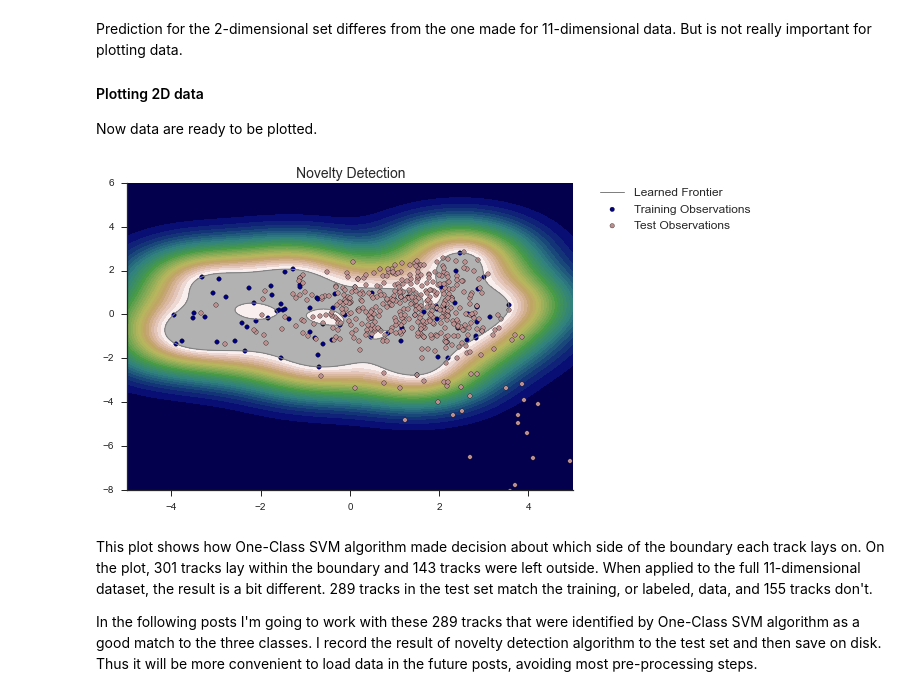
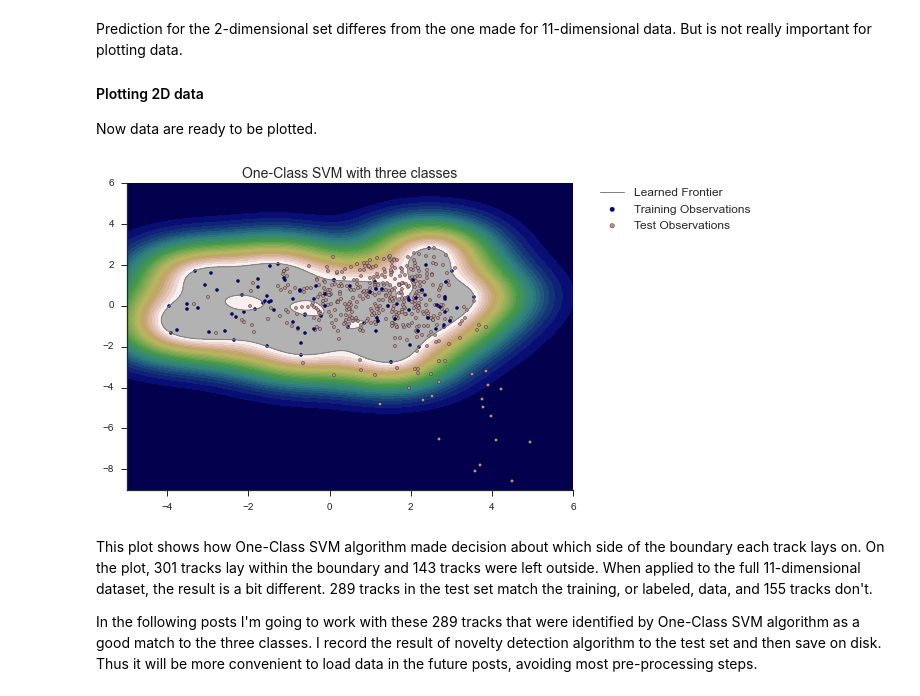
Before and after one commit to medennikova/itunes-music-analysis, a Jupyter notebook: 04_Novelty_detection.ipynb, the cells around one changed output. Cells and saved outputs as stored; diff of their text form; code cells hidden in the pictures.

```diff
--- a/04_Novelty_detection.ipynb
+++ b/04_Novelty_detection.ipynb
@@ -140,36 +141,40 @@ Prediction for the 2-dimensional set differes from the one made for 11-dimension
 #### Plotting 2D data
 Now data are ready to be plotted.
 # %%
-# create a mesh to plot in
-x_min, x_max = train_2d[:, 0].min() - 2, train_2d[:, 0].max() + 2
-y_min, y_max = train_2d[:, 1].min() - 6, train_2d[:, 1].max() + 4
-# step size in the mesh
-h = 0.05
-xx, yy = np.meshgrid(np.arange(x_min, x_max, h),
-                     np.arange(y_min, y_max, h))
+def plot_oneclass_svm(model, train_data, test_data, plt_title, ax):
+    # create a mesh to plot in
+    x_min, x_max = train_data[:, 0].min() - 5, train_data[:, 0].max() + 5
+    y_min, y_max = train_data[:, 1].min() - 7, train_data[:, 1].max() + 6
+    # step size in the mesh
+    h = 0.05
+    xx, yy = np.meshgrid(np.arange(x_min, x_max, h),
+                         np.arange(y_min, y_max, h))
 
-Z = svm_model_2d.decision_function(np.c_[xx.ravel(), yy.ravel()])
-Z = Z.reshape(xx.shape)
+    Z = model.decision_function(np.c_[xx.ravel(), yy.ravel()])
+    Z = Z.reshape(xx.shape)
 
-plt.title("Novelty Detection", {'fontsize': 14})
+    ax.set_title(plt_title, {'fontsize': 14})
 
-plt.contourf(xx, yy, Z, levels=np.linspace(Z.min(), 0, 30), cmap=plt.cm.gist_earth)
-a = plt.contour(xx, yy, Z, levels=[0], linewidths=1, colors='grey')
-plt.contourf(xx, yy, Z, levels=[0, Z.max()], colors='grey', alpha=0.6)
+    ax.contourf(xx, yy, Z, levels=np.linspace(Z.min(), 0, 30), cmap=plt.cm.gist_earth)
+    a = ax.contour(xx, yy, Z, levels=[0], linewidths=1, colors='grey')
+    ax.contourf(xx, yy, Z, levels=[0, Z.max()], colors='grey', alpha=0.6)
 
-b1 = plt.scatter(train_2d[:, 0], train_2d[:, 1], c='navy') # train set
-b2 = plt.scatter(test_2d[:, 0], test_2d[:, 1], c='rosybrown') # test set
-plt.xlim((-5, 5))
-plt.ylim((-8, 6))
+    b1 = ax.scatter(test_data[:, 0], test_data[:, 1], c='rosybrown', s=10) # test set
+    b2 = ax.scatter(train_data[:, 0], train_data[:, 1], c='navy', s=10) # train set
+
+    ax.set_xlim((-5, 6))
+    ax.set_ylim((-9, 6))
+    sns.despine()
+
+fig, ax = plt.subplots()
 plt.legend([a.collections[0], b1, b2],
-           ["Learned Frontier", "Training Observations",
-            "Test Observations"], bbox_to_anchor=(1.05, 1), borderaxespad=0.,
-           loc=2,
-           prop=matplotlib.font_manager.FontProperties(size=12))
-sns.despine()
-plt.show()
+               ["Learned Frontier", "Training Observations",
+                "Test Observations"], bbox_to_anchor=(1.05, 1), borderaxespad=0.,
+               loc=2,
+               prop=matplotlib.font_manager.FontProperties(size=12))
+plot_oneclass_svm(svm_model_2d, train_2d, test_2d, "One-Class SVM with three classes", ax=ax)
 # %% [output]
-[figure, old version]
+[figure, new version]
 # %% [markdown]
 This plot shows how One-Class SVM algorithm made decision about which side of the boundary each track lays on. On the plot, 301 tracks lay within the boundary and 143 tracks were left outside. When applied to the full 11-dimensional dataset, the result is a bit different. 289 tracks in the test set match the training, or labeled, data, and 155 tracks don't.
 
```
Also changed, not shown: parts of 24 cells of this notebook.
